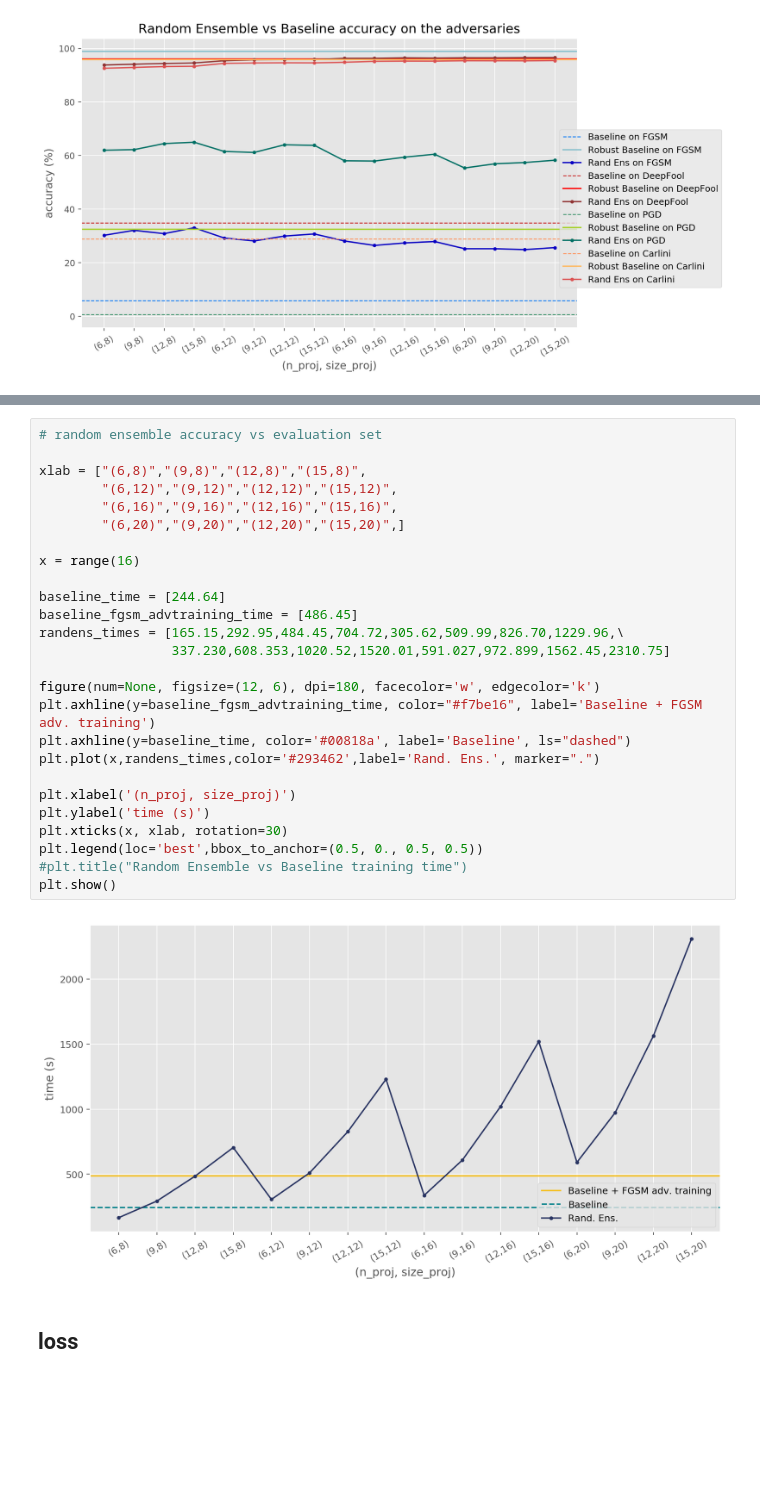
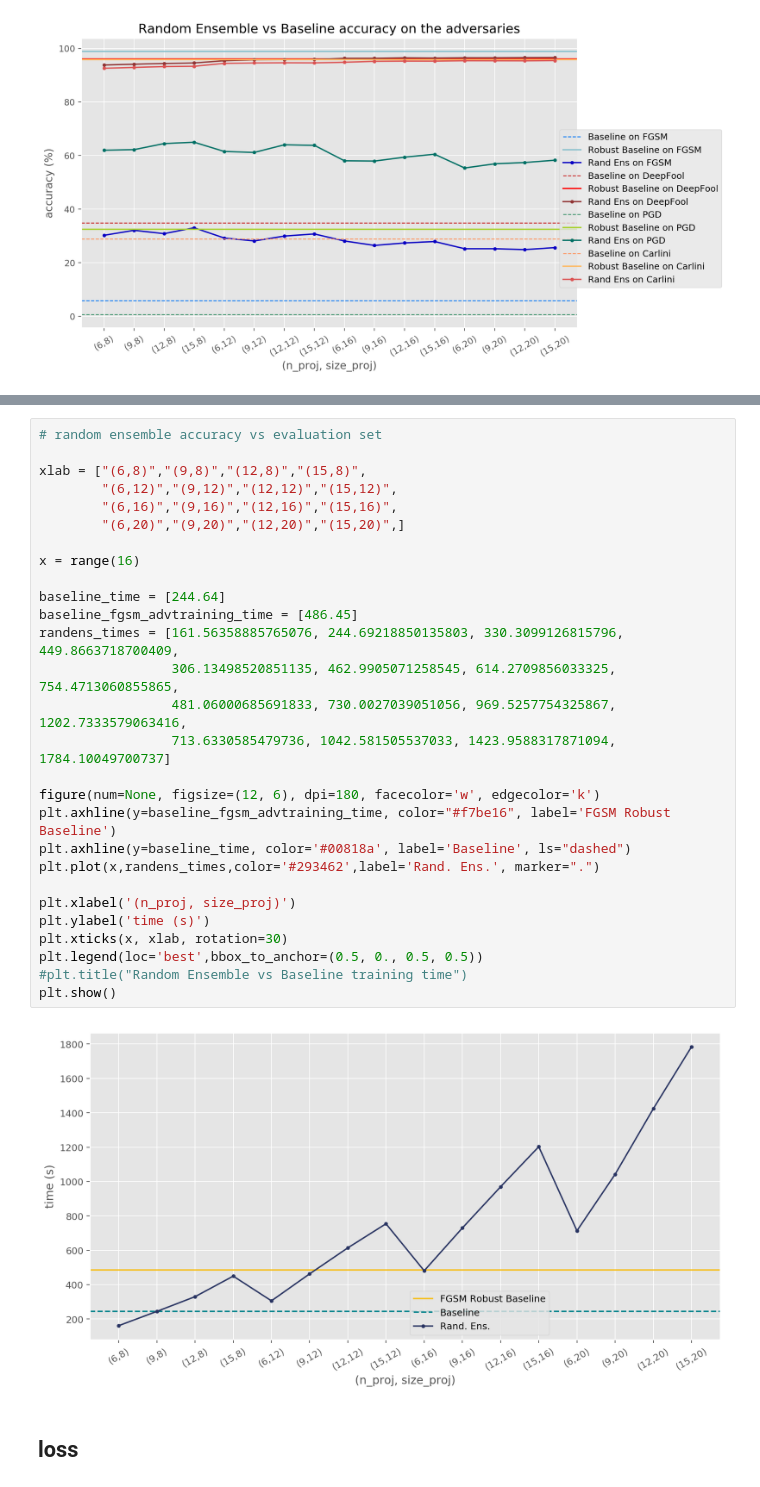
Before and after one commit to ginevracoal/adversarial_examples, a Jupyter notebook: notebooks/plots.ipynb, the cells around one changed output, grey strips where cells are left out. Saved outputs shown, nothing was run; the diff lists cells and outputs as text; blank space fills up the shorter version.

Commit message:
updated accuracy plot, while waiting for the next results...

```diff
--- a/notebooks/plots.ipynb
+++ b/notebooks/plots.ipynb
@@ -227,31 +225,33 @@ fig.show()
 # %%
 # random ensemble accuracy vs evaluation set
 
 xlab = ["(6,8)","(9,8)","(12,8)","(15,8)",
         "(6,12)","(9,12)","(12,12)","(15,12)",
         "(6,16)","(9,16)","(12,16)","(15,16)",
         "(6,20)","(9,20)","(12,20)","(15,20)",]
 
 x = range(16)
 
 baseline_time = [244.64]
 baseline_fgsm_advtraining_time = [486.45]
-randens_times = [165.15,292.95,484.45,704.72,305.62,509.99,826.70,1229.96,\
-                 337.230,608.353,1020.52,1520.01,591.027,972.899,1562.45,2310.75]
+randens_times = [161.56358885765076, 244.69218850135803, 330.3099126815796, 449.8663718700409,
+                 306.13498520851135, 462.9905071258545, 614.2709856033325, 754.4713060855865,
+                 481.06000685691833, 730.0027039051056, 969.5257754325867, 1202.7333579063416,
+                 713.6330585479736, 1042.581505537033, 1423.9588317871094, 1784.10049700737]
 
 figure(num=None, figsize=(12, 6), dpi=180, facecolor='w', edgecolor='k')
-plt.axhline(y=baseline_fgsm_advtraining_time, color="#f7be16", label='Baseline + FGSM adv. training')
+plt.axhline(y=baseline_fgsm_advtraining_time, color="#f7be16", label='FGSM Robust Baseline')
 plt.axhline(y=baseline_time, color='#00818a', label='Baseline', ls="dashed")
 plt.plot(x,randens_times,color='#293462',label='Rand. Ens.', marker=".")
 
 plt.xlabel('(n_proj, size_proj)')
 plt.ylabel('time (s)')
 plt.xticks(x, xlab, rotation=30)
 plt.legend(loc='best',bbox_to_anchor=(0.5, 0., 0.5, 0.5))
 #plt.title("Random Ensemble vs Baseline training time")
 plt.show()
 # %% [output]
-[figure, old version]
+[figure, new version]
 # %% [markdown]
 ## loss
 # %%
```
Also changed, not shown: parts of 2 cells of this notebook, 1 other file.
